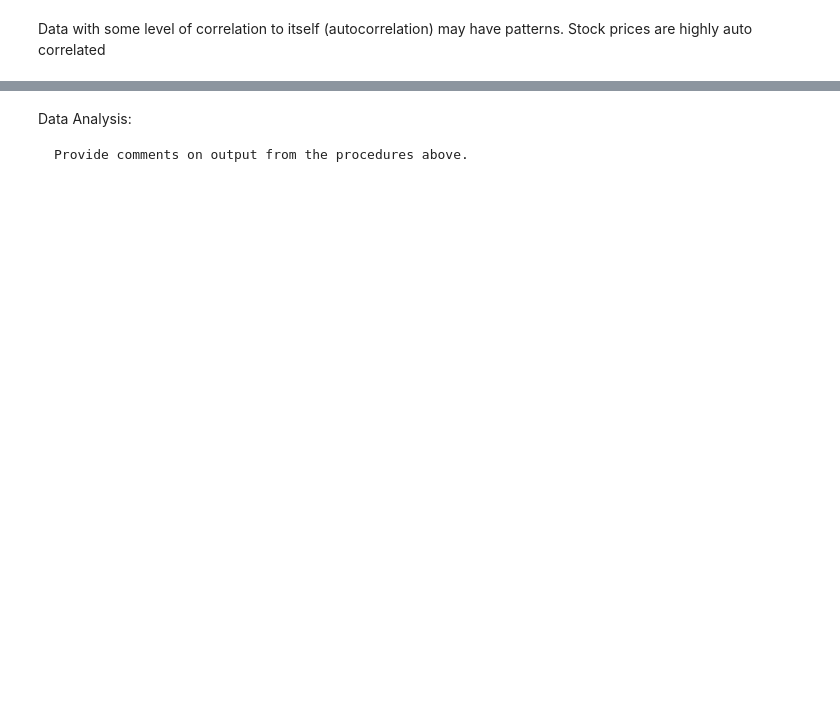
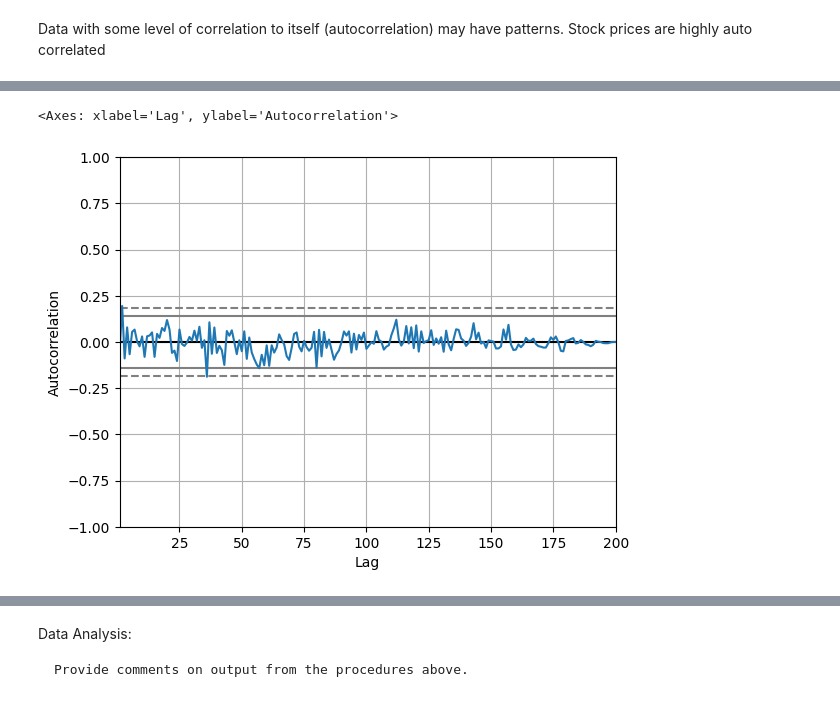
Before and after one commit to johnadornado/CPE-311, a Jupyter notebook: Hands_on_Activity_9_1.ipynb, the cells around one changed output, grey strips where cells are left out. Cells and saved outputs as stored; diff of their text form; code cells hidden in the pictures; blank space fills up the shorter version.

```diff
--- a/Hands_on_Activity_9_1.ipynb
+++ b/Hands_on_Activity_9_1.ipynb
@@ -675,0 +822,10 @@ lag_plot(fb.close)
+# %%
+from pandas.plotting import autocorrelation_plot  # Importing the autocorrelation_plot function from the pandas.plotting module.
+import numpy as np  # Importing the numpy library for numerical computations.
+import pandas as pd  # Importing the pandas library for data manipulation and analysis.
+
+np.random.seed(0)  # Setting the random seed for reproducibility.
+autocorrelation_plot(pd.Series(np.random.random(size=200)))  # Creating an autocorrelation plot for a random series of 200 numbers.
+# %% [output]
+<Axes: xlabel='Lag', ylabel='Autocorrelation'>
+[figure, added]
```
Also changed, not shown: parts of 81 cells of this notebook.
